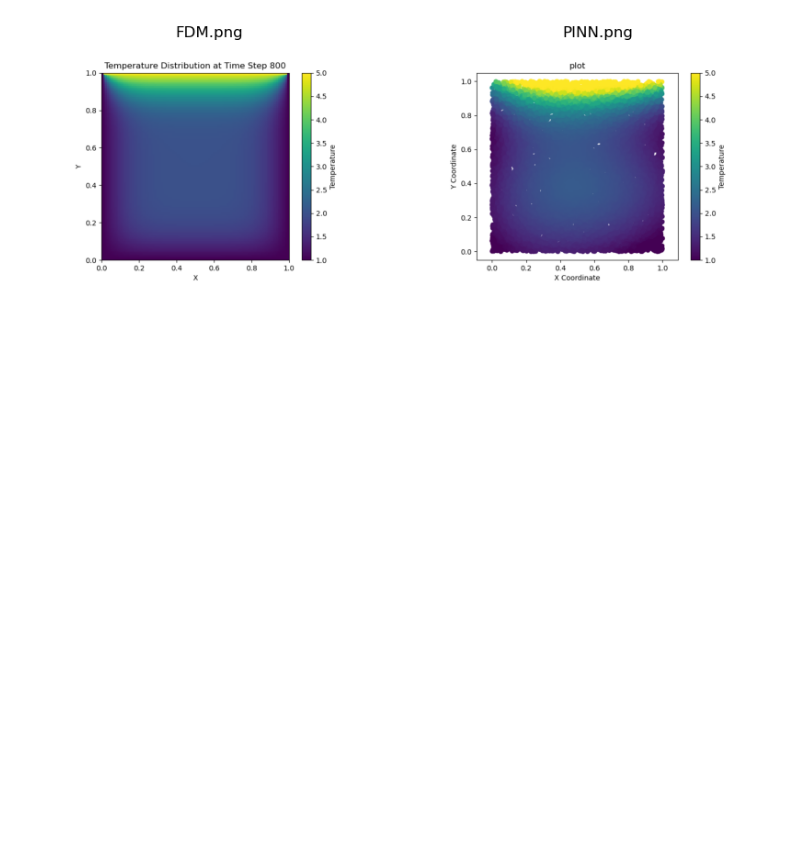
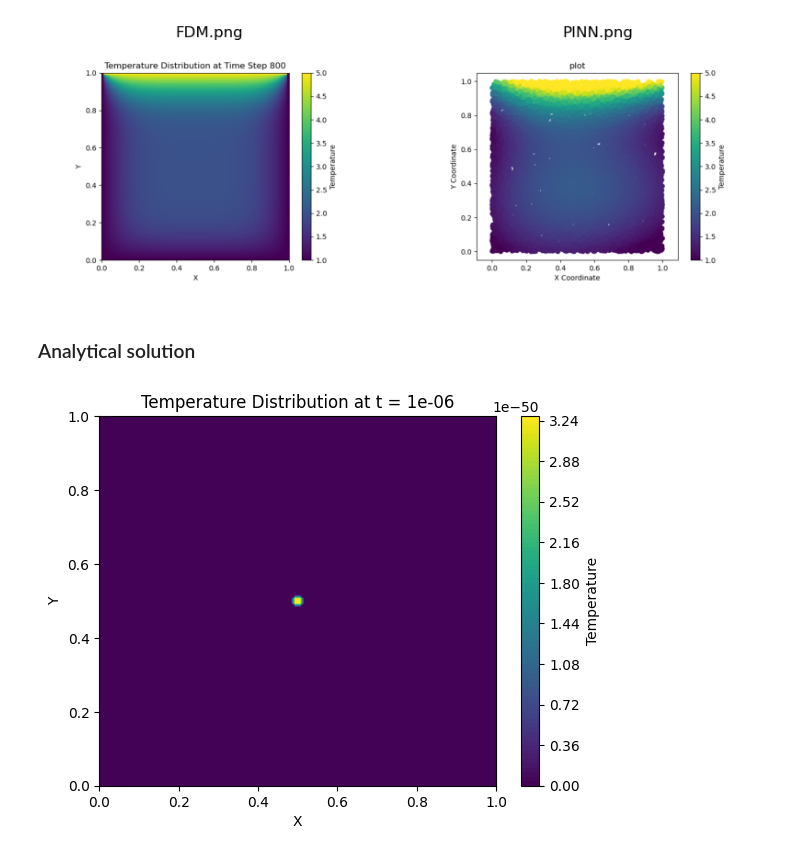
Before and after one commit to DikovAlexandr/PINN, a Jupyter notebook: OscillatorAndHeat.ipynb, the cells around one changed output. Cells and saved outputs as stored; diff of their text form; code cells hidden in the pictures; blank space fills up the shorter version.

Commit message:
An attempt to make a comparison with an analytical solution for a stationary problem

```diff
--- a/OscillatorAndHeat.ipynb
+++ b/OscillatorAndHeat.ipynb
@@ -557,7 +595,7 @@ for t in range(int(T/dt)-1):
             # Computing the right-hand side
             a = (u[i+1, j, t] - 2*u[i, j, t] + u[i-1, j, t]) / pow(dx, 2)  # d2dx2
             b = (u[i, j+1, t] - 2*u[i, j, t] + u[i, j-1, t]) / pow(dy, 2)  # d2dy2
-            u[i, j, t+1] = alpha * dt * (a + b) + u[i, j, t]
+            u[i, j, t+1] = pow(alpha, 2) * dt * (a + b) + u[i, j, t]
 # %% [output]
 Size of calculation area (100, 100, 1000)
 # %%
@@ -625,3 +663,32 @@ if len(image_files) == 2:
     plt.show()
 # %% [output]
 [figure]
+# %% [markdown]
+### Analytical solution
+# %%
+def heat_kernel(x, y, t, x0, y0, alpha=0.1):
+    return 1 / (4 * np.pi * alpha * t) * np.exp(-((x - x0)**2 + (y - y0)**2) / (4 * alpha * t))
+
+# Задаем параметры для построения
+x_values = np.linspace(0, 1, 100)
+y_values = np.linspace(0, 1, 100)
+t_value = 0.000001
+
+# Создаем сетку
+x, y = np.meshgrid(x_values, y_values)
+
+# Выбираем координаты дельта-функции
+x0, y0 = 0.5, 0.5
+
+# Вычисляем функцию Грина для момента времени t
+G = heat_kernel(x, y, t_value, x0, y0)
+
+# Строим график контуров
+plt.contourf(x, y, G, cmap='viridis', levels=100)
+plt.colorbar(label='Temperature')
+plt.xlabel('X')
+plt.ylabel('Y')
+plt.title(f'Temperature Distribution at t = {t_value}')
+plt.show()
+# %% [output]
+[figure, added]
```
Also changed, not shown: parts of 8 cells of this notebook, 2 other files.
